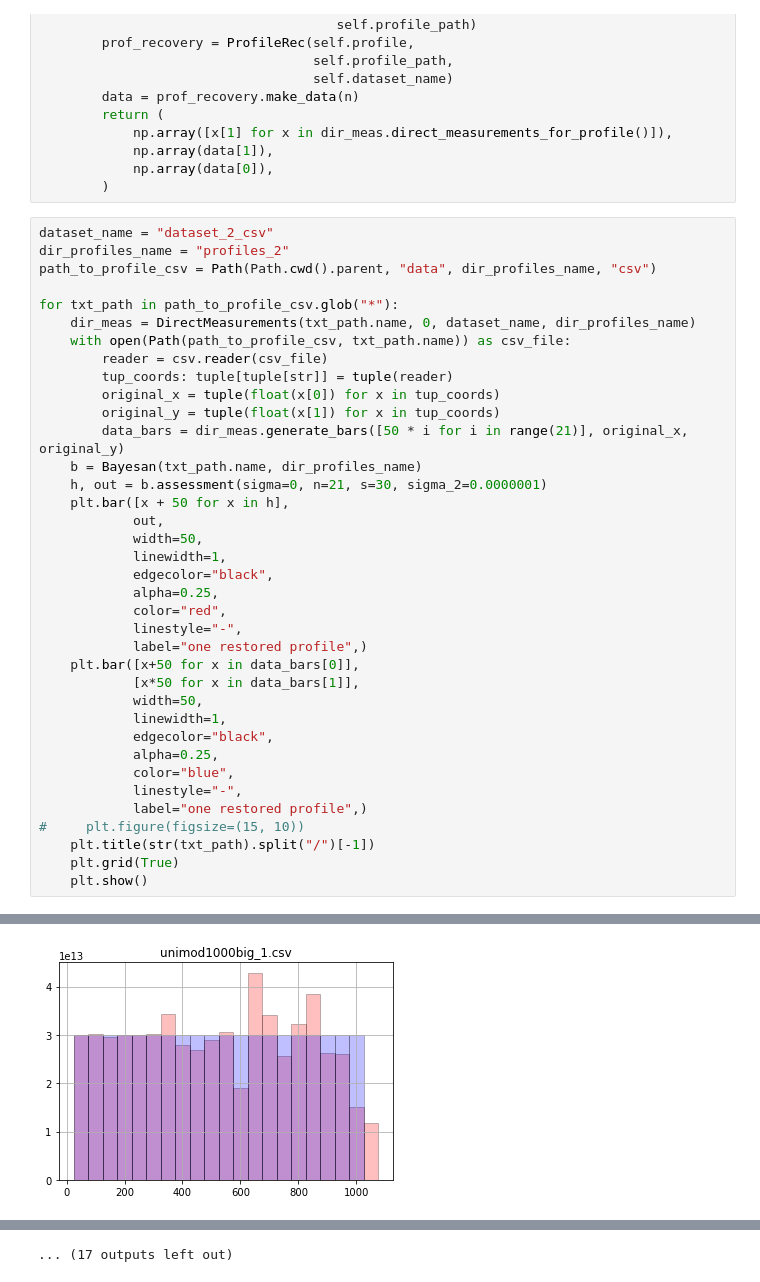
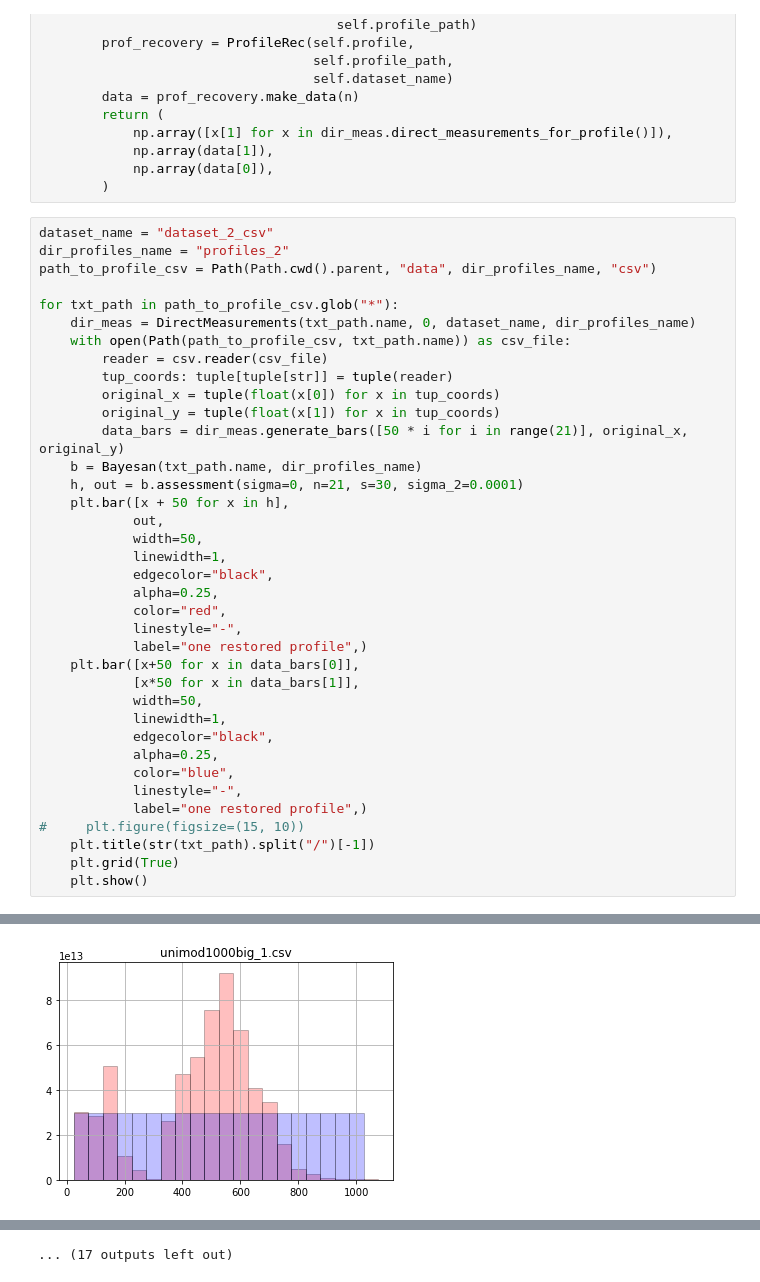
Before and after one commit to Mkrie/thesis, a Jupyter notebook: notebooks/bayesan.ipynb, the cells around one changed output, grey strips where cells are left out. Drawn from its saved outputs; the diff is of its cells as text.

```diff
--- a/notebooks/bayesan.ipynb
+++ b/notebooks/bayesan.ipynb
@@ -96,7 +96,7 @@ for txt_path in path_to_profile_csv.glob("*"):
         original_y = tuple(float(x[1]) for x in tup_coords)
         data_bars = dir_meas.generate_bars([50 * i for i in range(21)], original_x, original_y)
     b = Bayesan(txt_path.name, dir_profiles_name)
-    h, out = b.assessment(sigma=0, n=21, s=30, sigma_2=0.0000001)
+    h, out = b.assessment(sigma=0, n=21, s=30, sigma_2=0.0001)
     plt.bar([x + 50 for x in h],
             out,
             width=50,
@@ -129 +129 @@ for txt_path in path_to_profile_csv.glob("*"):
-[figure, old version]
+[figure, new version]
```
Also changed, not shown: parts of 1 cell of this notebook, 27 other files.
